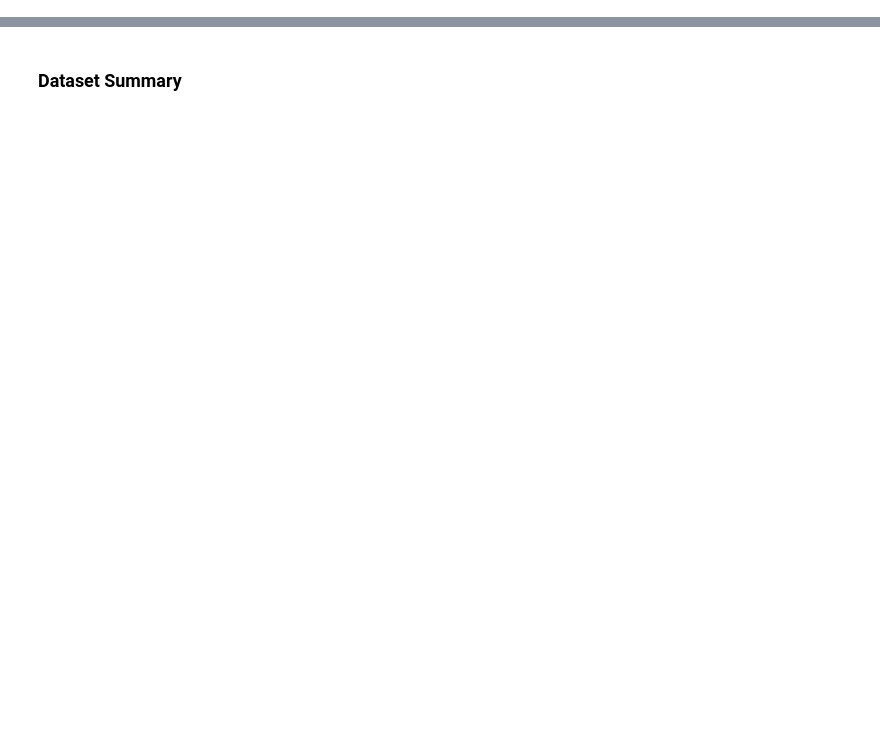
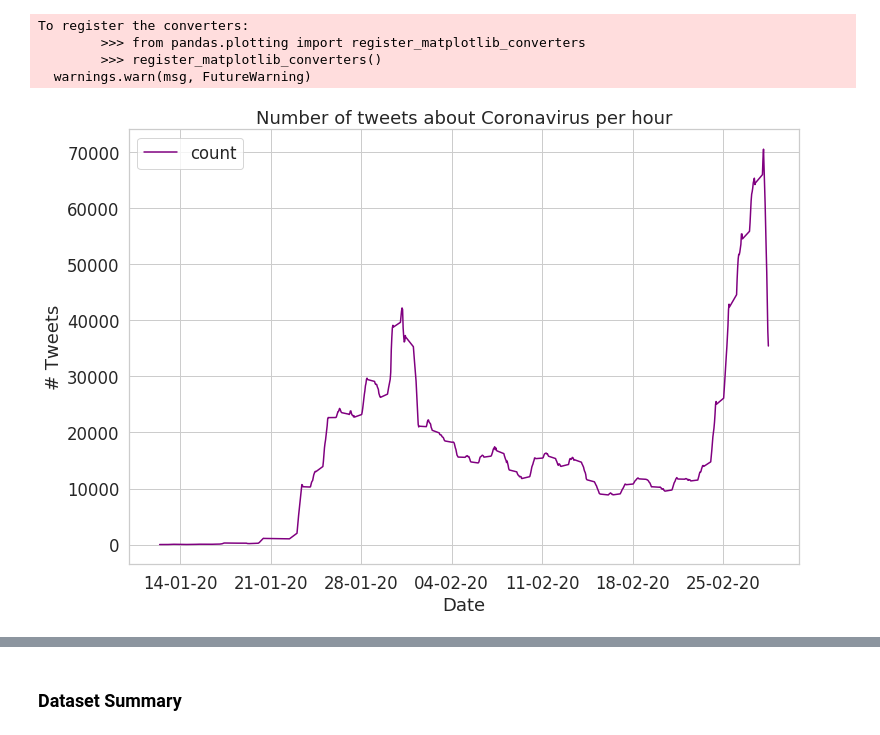
Before and after one commit to JRappaz/Panorama, a Jupyter notebook: notebooks/COVID.ipynb, the cells around one changed output, grey strips where cells are left out. Cells and saved outputs as stored; diff of their text form; code cells hidden in the pictures; blank space fills up the shorter version.

```diff
--- a/notebooks/COVID.ipynb
+++ b/notebooks/COVID.ipynb
@@ -35,0 +54,13 @@ else:
+# %%
+from pyspark.sql import functions as F
+groupHour = jsondf.select(F.date_format('published','yyyy-MM-dd hh').alias('date')).groupby("date").count().toPandas()
+groupHour['date'] = pd.to_datetime(groupHour['date'])
+groupHour = groupHour.sort_values(by=['date'], ascending=True)
+# %%
+plotTweetPerDay(groupHour[groupHour['date'] > "2020-01-12"], "Number of tweets about Coronavirus per hour", rolling_window=10, col_count="count")
+# %% [output]
+To register the converters:
+        >>> from pandas.plotting import register_matplotlib_converters
+        >>> register_matplotlib_converters()
+  warnings.warn(msg, FutureWarning)
+[figure, added]
```
Also changed, not shown: parts of 50 cells of this notebook, 4 other files.
